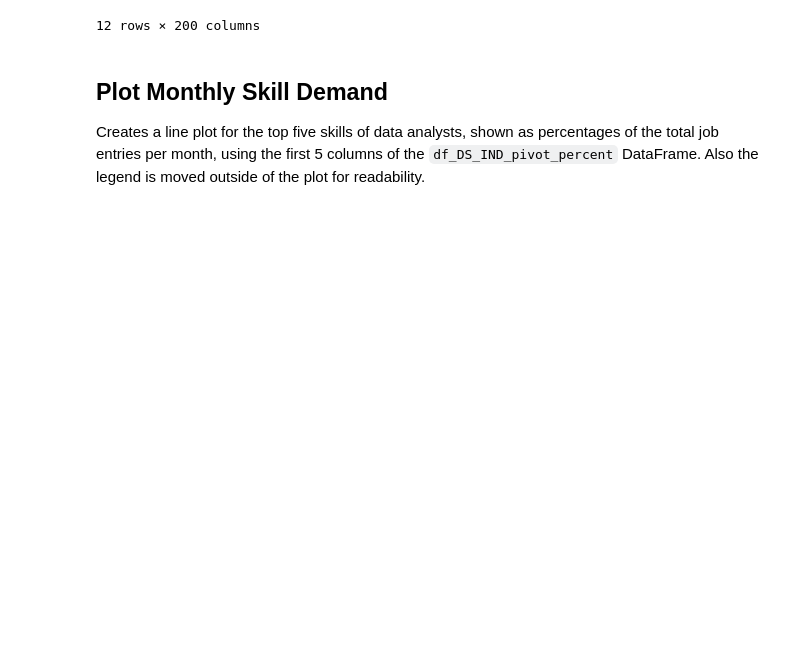
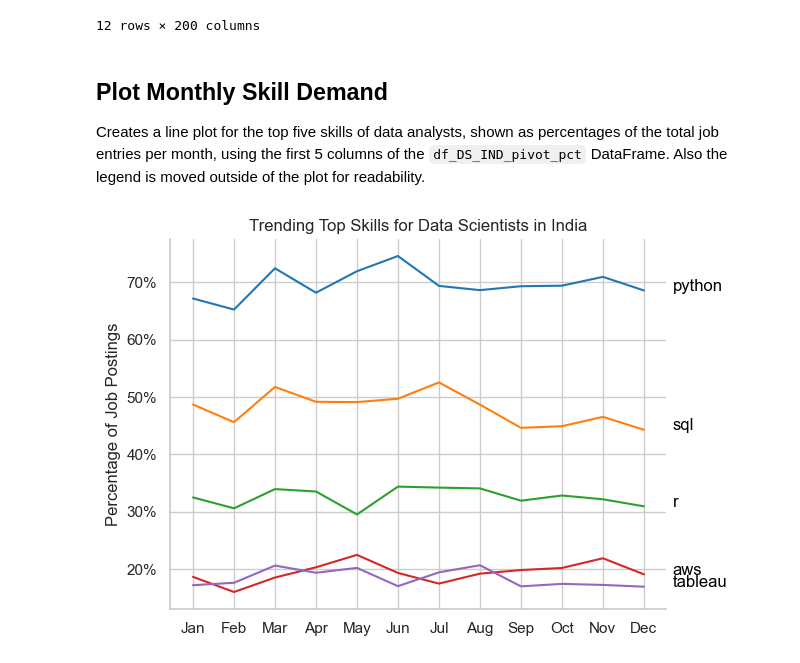
Before and after one commit to Shusil132/Data_analytics, a Jupyter notebook: DA_Project_1/Skills_Trends.ipynb, the cells around one changed output. Cells and saved outputs as stored; diff of their text form; code cells hidden in the pictures; blank space fills up the shorter version.

```diff
--- a/DA_Project_1/Skills_Trends.ipynb
+++ b/DA_Project_1/Skills_Trends.ipynb
@@ -169,4 +169,26 @@ df_DS_IND_pivot_pct
 # %% [markdown]
 ## Plot Monthly Skill Demand
 
-Creates a line plot for the top five skills of data analysts, shown as percentages of the total job entries per month, using the first 5 columns of the `df_DS_IND_pivot_percent` DataFrame. Also the legend is moved outside of the plot for readability.
+Creates a line plot for the top five skills of data analysts, shown as percentages of the total job entries per month, using the first 5 columns of the `df_DS_IND_pivot_pct` DataFrame. Also the legend is moved outside of the plot for readability.
+# %%
+from matplotlib.ticker import PercentFormatter
+
+
+df_plot = df_DS_IND_pivot_pct.iloc[:, :5]
+
+sns.set_theme(style="whitegrid")
+ax = sns.lineplot(data=df_plot, dashes=False, legend='full', palette='tab10')
+sns.despine()
+
+plt.title('Trending Top Skills for Data Scientists in India')
+plt.ylabel('Percentage of Job Postings')
+plt.xlabel('')
+plt.legend().remove()
+plt.gca().yaxis.set_major_formatter(PercentFormatter())
+
+for i in range(df_plot.shape[1]):
+    ax.text(len(df_plot) - 0.3, df_plot.iloc[-1, i], df_plot.columns[i], color='black')
+
+plt.show()
+# %% [output]
+[figure, added]
```
Also changed, not shown: parts of 1 cell of this notebook, 4 other files.
